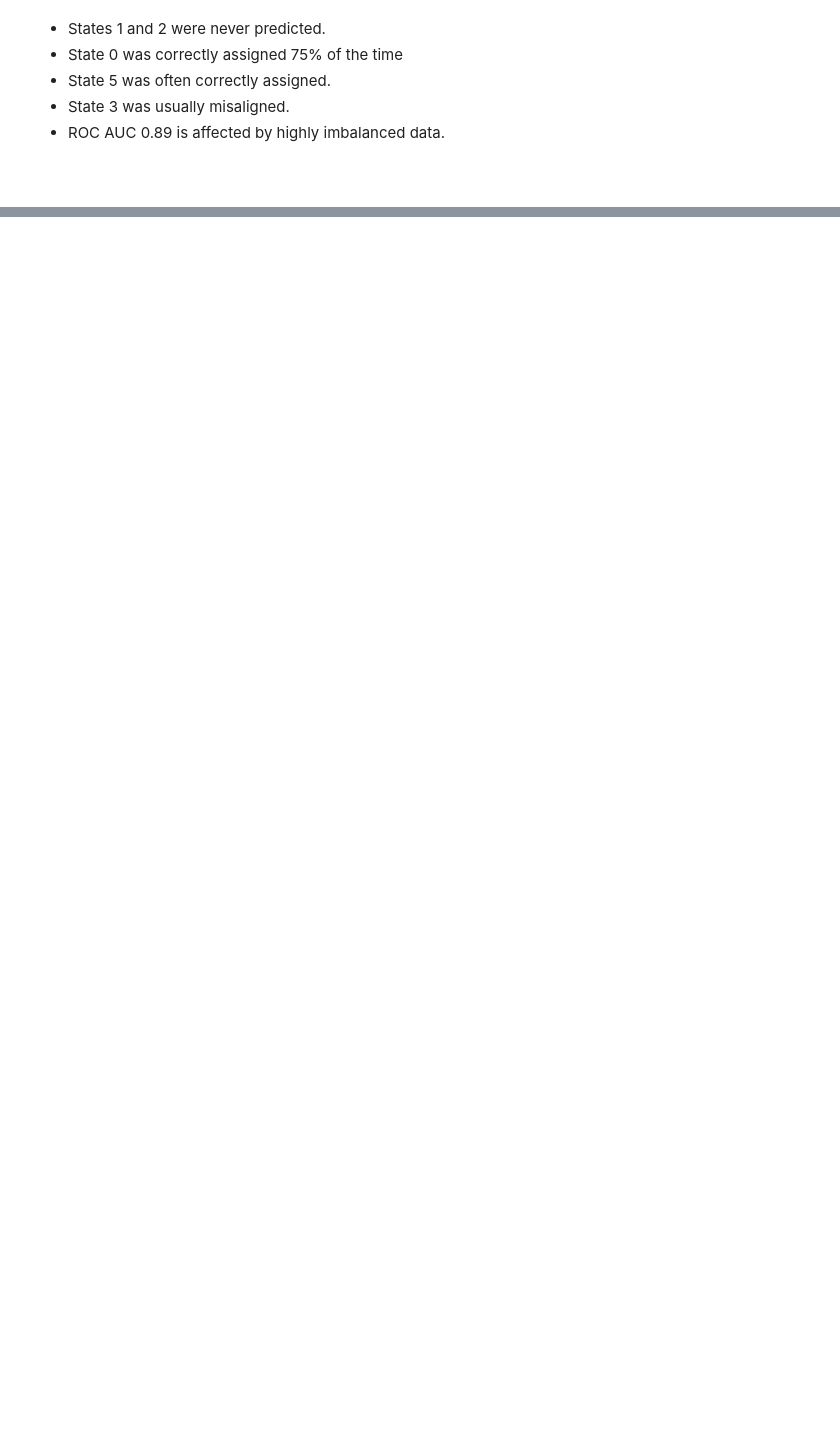
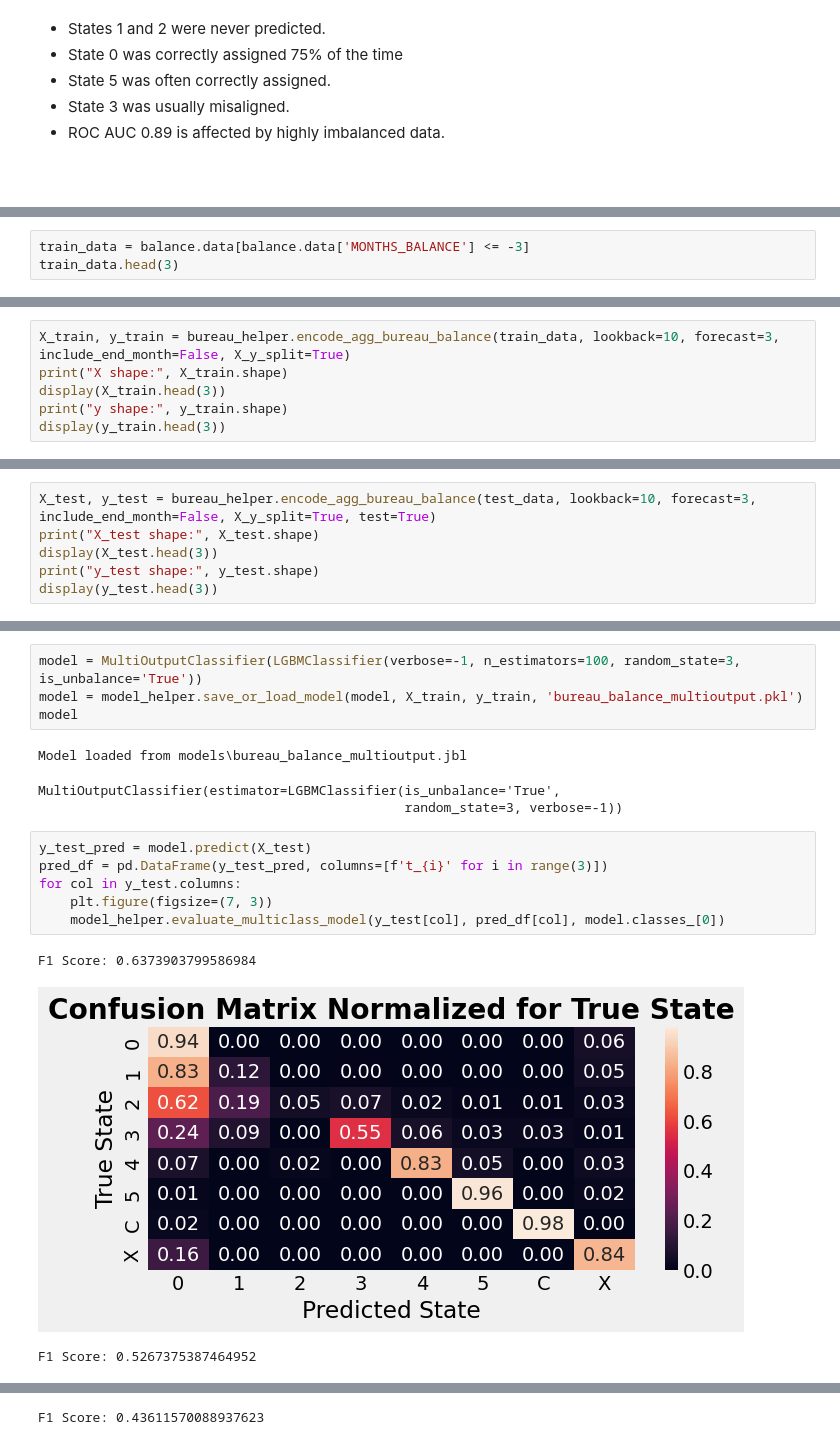
Before and after one commit to Sauciu1/defaulting-risk, a Jupyter notebook: notebooks/nb5_bureau_balance.ipynb, the cells around one changed output, grey strips where cells are left out. Saved outputs shown, nothing was run; the diff lists cells and outputs as text; blank space fills up the shorter version.

```diff
--- a/notebooks/nb5_bureau_balance.ipynb
+++ b/notebooks/nb5_bureau_balance.ipynb
@@ -231,0 +234,3 @@ transition_matrix
+# %%
+train_data = balance.data[balance.data['MONTHS_BALANCE'] <= -3]
+train_data.head(3)
@@ -231,0 +327,6 @@ transition_matrix
+# %%
+X_train, y_train = bureau_helper.encode_agg_bureau_balance(train_data, lookback=10, forecast=3, include_end_month=False, X_y_split=True)
+print("X shape:", X_train.shape)
+display(X_train.head(3))
+print("y shape:", y_train.shape)
+display(y_train.head(3))
@@ -231,0 +344,6 @@ transition_matrix
+# %%
+X_test, y_test = bureau_helper.encode_agg_bureau_balance(test_data, lookback=10, forecast=3, include_end_month=False, X_y_split=True, test=True)
+print("X_test shape:", X_test.shape)
+display(X_test.head(3))
+print("y_test shape:", y_test.shape)
+display(y_test.head(3))
@@ -231,0 +383,18 @@ transition_matrix
+# %%
+model = MultiOutputClassifier(LGBMClassifier(verbose=-1, n_estimators=100, random_state=3, is_unbalance='True'))
+model = model_helper.save_or_load_model(model, X_train, y_train, 'bureau_balance_multioutput.pkl')
+model
+# %% [output]
+Model loaded from models\bureau_balance_multioutput.jbl
+MultiOutputClassifier(estimator=LGBMClassifier(is_unbalance='True',
+                                               random_state=3, verbose=-1))
+# %%
+y_test_pred = model.predict(X_test)
+pred_df = pd.DataFrame(y_test_pred, columns=[f't_{i}' for i in range(3)])
+for col in y_test.columns:
+    plt.figure(figsize=(7, 3))
+    model_helper.evaluate_multiclass_model(y_test[col], pred_df[col], model.classes_[0])
+# %% [output]
+F1 Score: 0.6373903799586984
+[figure, added]
+F1 Score: 0.5267375387464952
@@ -231,0 +402 @@ transition_matrix
+F1 Score: 0.43611570088937623
```
Also changed, not shown: parts of 24 cells of this notebook, 6 other files.
